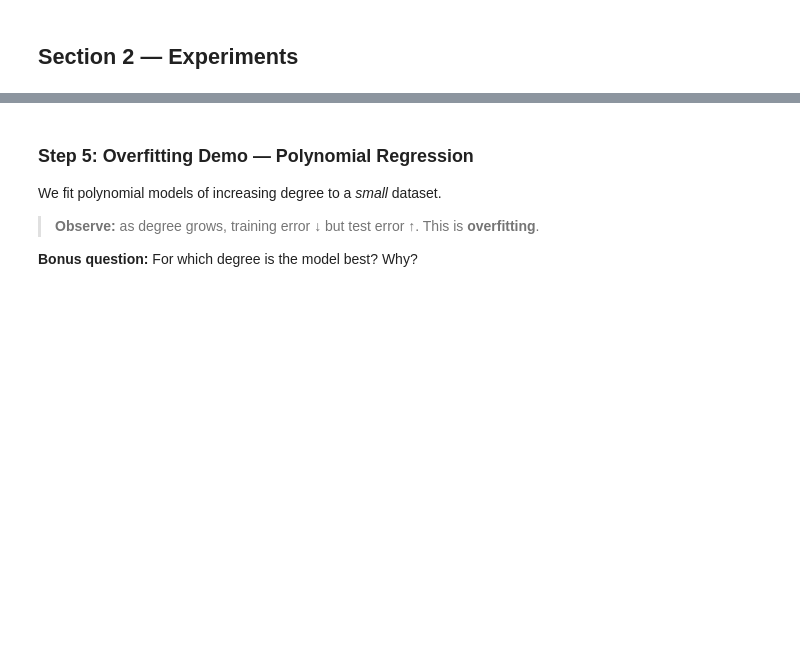
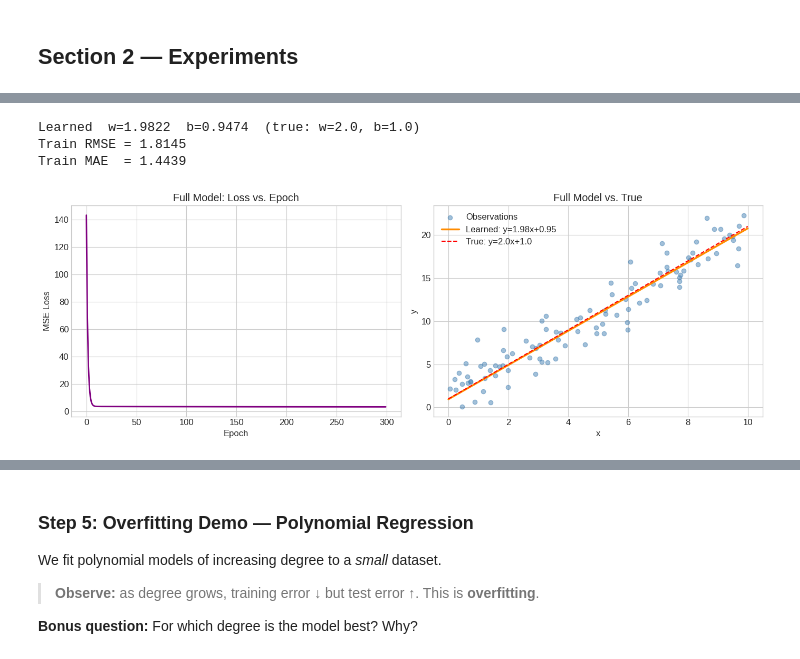
Before and after one commit to kassingit/IA-EMBARQUEE, a Jupyter notebook: TP1_Linear_Regression.ipynb, the cells around one changed output, grey strips where cells are left out. Drawn from its saved outputs; the diff is of its cells as text; code cells hidden in the pictures; blank space fills up the shorter version.

```diff
--- a/TP1_Linear_Regression.ipynb
+++ b/TP1_Linear_Regression.ipynb
@@ -291,13 +303,16 @@ def rmse(y_true, y_pred):
     '''Root Mean Squared Error -- RMSE = sqrt(mean((y_true - y_pred)^2))'''
     # Hint: use np.sqrt and np.mean
     # return ...
-    raise NotImplementedError("TODO: implement RMSE")
+    #raise NotImplementedError("TODO: implement RMSE")
+    return np.sqrt(np.mean((y_true - y_pred)**2))
+
 
 def mae(y_true, y_pred):
     '''Mean Absolute Error -- MAE = mean(|y_true - y_pred|)'''
     # Hint: use np.abs and np.mean
     # return ...
-    raise NotImplementedError("TODO: implement MAE")
+    # raise NotImplementedError("TODO: implement MAE")
+    return np.mean(np.abs(y_true - y_pred))
 # ─────────────────────────────────────────────────────────────────────────────
 
 lr_rate  = 0.005
@@ -308,40 +323,51 @@ history  = []
 for _ in range(n_epochs):
     # ── TODO ──────────────────────────────────────────────────────────────────
     # 1. Compute predictions with bias: y_pred = w * X + b
-    y_pred = None   # ← replace
+    y_pred = w * X + b   # ← replace
 
     # 2. Residuals
-    residuals = None   # ← replace
+    residuals = y - y_pred   # ← replace
 
     # 3. Record MSE loss
-    history.append(None)   # ← replace None with loss expression
+    history.append(np.mean((y - y_pred)**2))   # ← replace None with loss expression
 
     # 4. Compute gradients dw and db (see formulas above)
-    dw = None   # ← replace
-    db = None   # ← replace
+    dw = -2*np.mean(X*(y - y_pred))   # ← replace
+    db = -2*np.mean(y - y_pred)   # ← replace
+    #dw = -2/n_samples * np.sum(X * residuals)
+    #dl = -2/n_samples * np.sum(residuals)
 
     # 5. Update both parameters
     # w -= ...
     # b -= ...
+    w = w - learning_rate * dw
+    b = b - learning_rate * db
+
+
     # ──────────────────────────────────────────────────────────────────────────
 
 y_pred_final = w * X + b
 print(f"Learned  w={w:.4f}  b={b:.4f}  (true: w={true_w}, b={true_b})")
 print(f"Train RMSE = {rmse(y, y_pred_final):.4f}")
 print(f"Train MAE  = {mae(y,  y_pred_final):.4f}")
 
 fig, axes = plt.subplots(1, 2, figsize=(14, 5))
 axes[0].plot(history, color="purple", lw=2)
 axes[0].set_xlabel("Epoch"); axes[0].set_ylabel("MSE Loss")
 axes[0].set_title("Full Model: Loss vs. Epoch")
 axes[1].scatter(X, y, alpha=0.5, color="steelblue", label="Observations")
 axes[1].plot(x_line, w * x_line + b, "darkorange", lw=2.5,
              label=f"Learned: y={w:.2f}x+{b:.2f}")
 axes[1].plot(x_line, true_w * x_line + true_b, "r--", lw=1.5,
              label=f"True: y={true_w}x+{true_b}")
 axes[1].set_xlabel("x"); axes[1].set_ylabel("y")
 axes[1].set_title("Full Model vs. True"); axes[1].legend()
 plt.tight_layout(); plt.show()
+# %% [output]
+Learned  w=1.9822  b=0.9474  (true: w=2.0, b=1.0)
+Train RMSE = 1.8145
+Train MAE  = 1.4439
+[figure, added]
 # %% [markdown]
 ### Step 4: Train / Test Split
 
```
Also changed, not shown: parts of 7 cells of this notebook.
